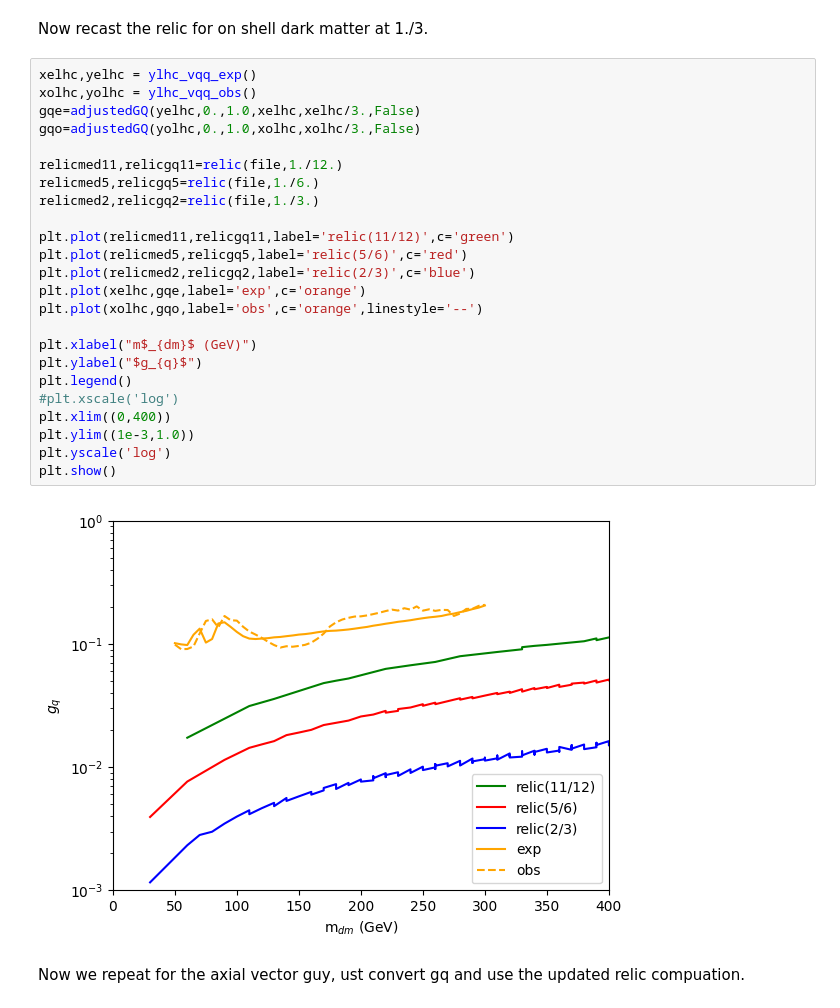
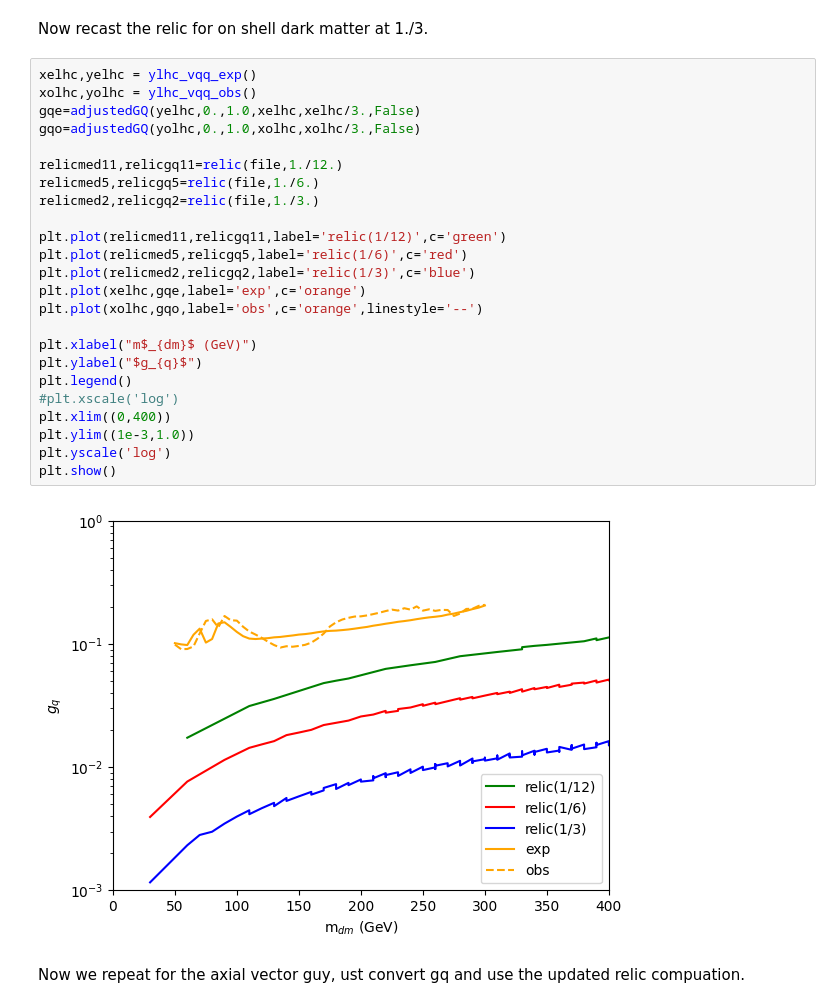
Before and after one commit to violatingcp/VQQDMRecast, a Jupyter notebook: dark_sector_lhc.ipynb, the cells around one changed output. Saved outputs shown, nothing was run; the diff lists cells and outputs as text.

```diff
--- a/dark_sector_lhc.ipynb
+++ b/dark_sector_lhc.ipynb
@@ -329,29 +335,29 @@ Now recast the relic for on shell dark matter at 1./3.
 # %%
 xelhc,yelhc = ylhc_vqq_exp()
 xolhc,yolhc = ylhc_vqq_obs()
 gqe=adjustedGQ(yelhc,0.,1.0,xelhc,xelhc/3.,False)
 gqo=adjustedGQ(yolhc,0.,1.0,xolhc,xolhc/3.,False)
 
 relicmed11,relicgq11=relic(file,1./12.)
 relicmed5,relicgq5=relic(file,1./6.)
 relicmed2,relicgq2=relic(file,1./3.)
 
-plt.plot(relicmed11,relicgq11,label='relic(11/12)',c='green')
-plt.plot(relicmed5,relicgq5,label='relic(5/6)',c='red')
-plt.plot(relicmed2,relicgq2,label='relic(2/3)',c='blue')
+plt.plot(relicmed11,relicgq11,label='relic(1/12)',c='green')
+plt.plot(relicmed5,relicgq5,label='relic(1/6)',c='red')
+plt.plot(relicmed2,relicgq2,label='relic(1/3)',c='blue')
 plt.plot(xelhc,gqe,label='exp',c='orange')
 plt.plot(xolhc,gqo,label='obs',c='orange',linestyle='--')
 
 plt.xlabel("m$_{dm}$ (GeV)")
 plt.ylabel("$g_{q}$")
 plt.legend()
 #plt.xscale('log')
 plt.xlim((0,400))
 plt.ylim((1e-3,1.0))
 plt.yscale('log')
 plt.show()
 # %% [output]
-[figure, old version]
+[figure, new version]
 # %% [markdown]
 Now we repeat for the axial vector guy, ust convert gq and use the updated relic compuation.
 # %%
```
Also changed, not shown: parts of 7 cells of this notebook, 1 other file.
